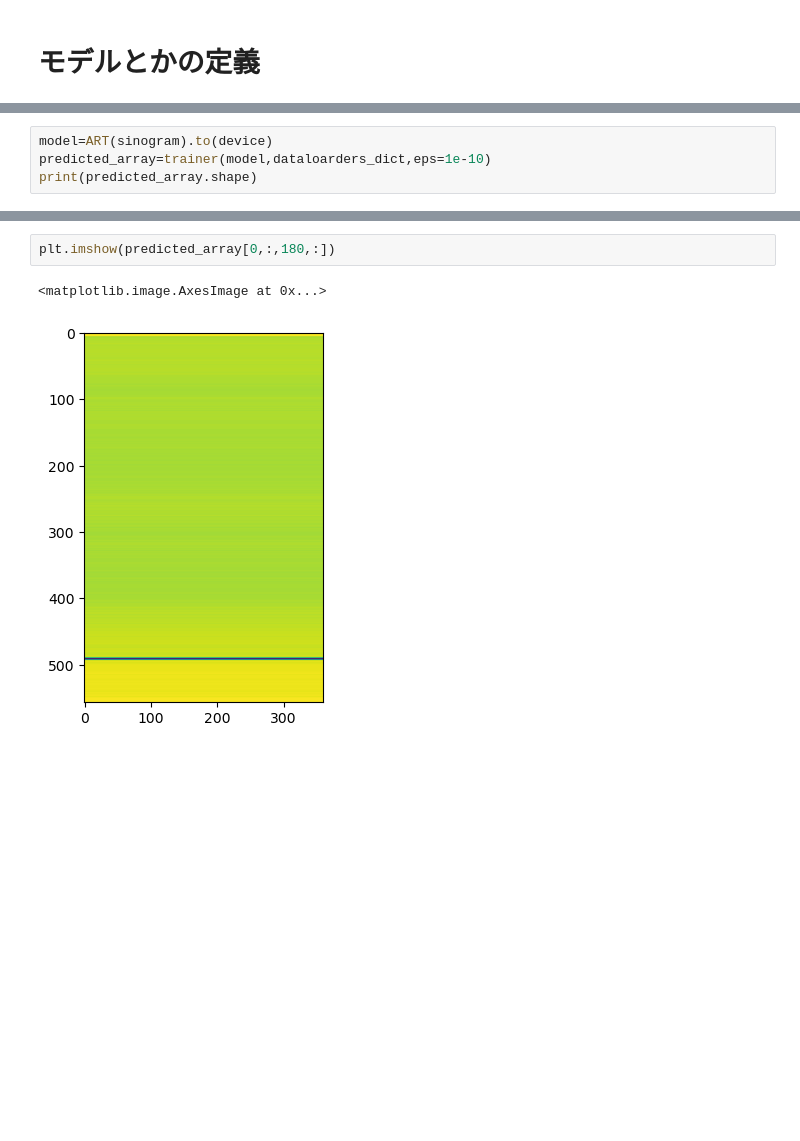
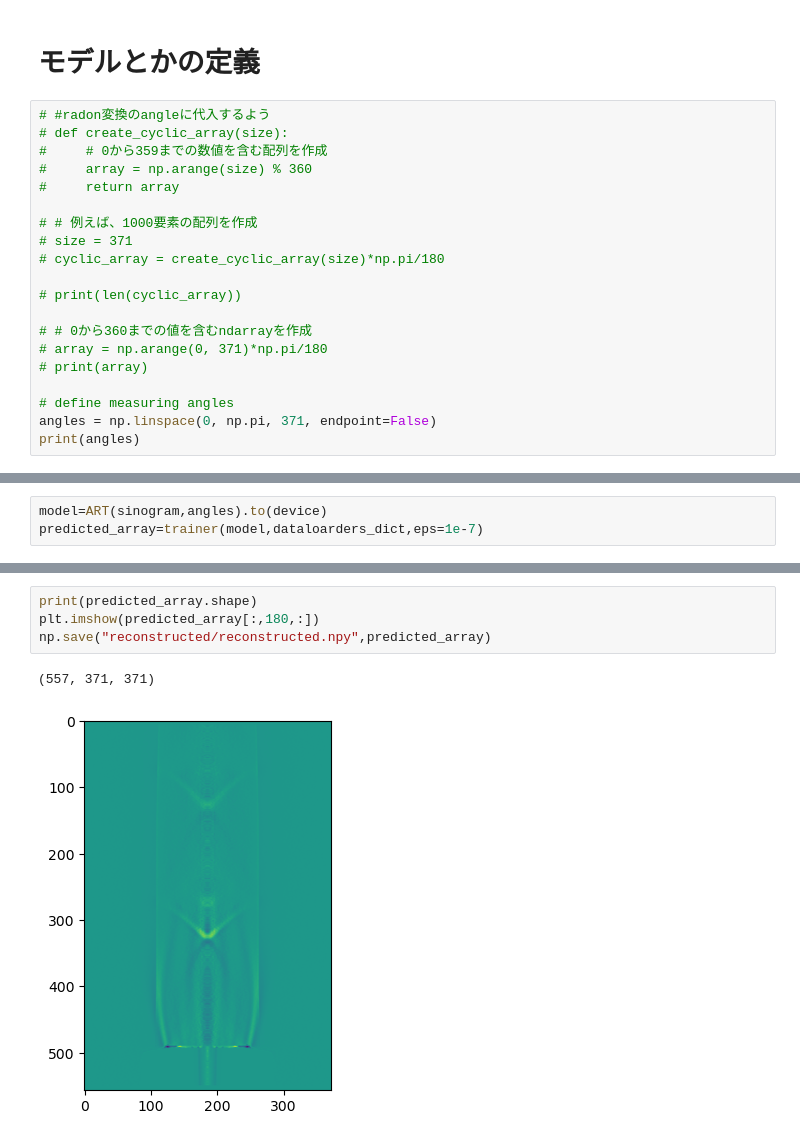
Before and after one commit to ogayuuki0202/iBOS_CUDA, a Jupyter notebook: reconstruction.ipynb, the cells around one changed output, grey strips where cells are left out. Drawn from its saved outputs; the diff is of its cells as text; blank space fills up the shorter version.

```diff
--- a/reconstruction.ipynb
+++ b/reconstruction.ipynb
@@ -49,3 +40,23 @@ predict_dataloarder=torch.utils.data.DataLoader(torch.zeros_like(sinogram_tensor
 dataloarders_dict={"target":target_dataloarder,"predict":predict_dataloarder}
 # %% [markdown]
 # モデルとかの定義
+# %%
+# #radon変換のangleに代入するよう
+# def create_cyclic_array(size):
+#     # 0から359までの数値を含む配列を作成
+#     array = np.arange(size) % 360
+#     return array
+
+# # 例えば、1000要素の配列を作成
+# size = 371
+# cyclic_array = create_cyclic_array(size)*np.pi/180
+
+# print(len(cyclic_array))
+
+# # 0から360までの値を含むndarrayを作成
+# array = np.arange(0, 371)*np.pi/180
+# print(array)
+
+# define measuring angles
+angles = np.linspace(0, np.pi, 371, endpoint=False)
+print(angles)
@@ -100,5 +132,4 @@ def trainer(model, dataloaders_dict, eps=1e-7):
 # %%
-model=ART(sinogram).to(device)
-predicted_array=trainer(model,dataloarders_dict,eps=1e-10)
-print(predicted_array.shape)
+model=ART(sinogram,angles).to(device)
+predicted_array=trainer(model,dataloarders_dict,eps=1e-7)
 # %% [output]
@@ -106,5 +153,7 @@ AssertionError: Input images must be square, got shape (371, 360).
-# %%
-plt.imshow(predicted_array[0,:,180,:])
-# %% [output]
-<matplotlib.image.AxesImage at 0x...>
-[figure, removed]
+# %%
+print(predicted_array.shape)
+plt.imshow(predicted_array[:,180,:])
+np.save("reconstructed/reconstructed.npy",predicted_array)
+# %% [output]
+(557, 371, 371)
+[figure, added]
```
Also changed, not shown: parts of 5 cells of this notebook, 6 other files.
